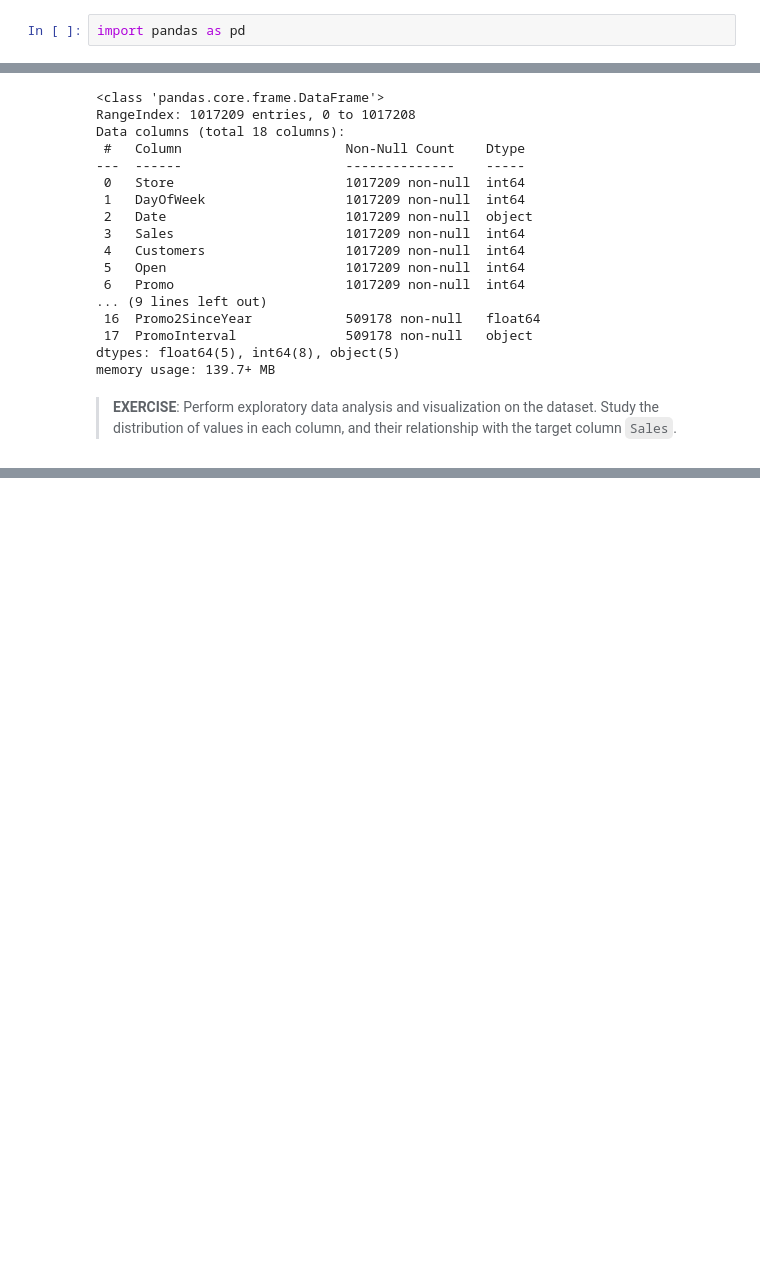
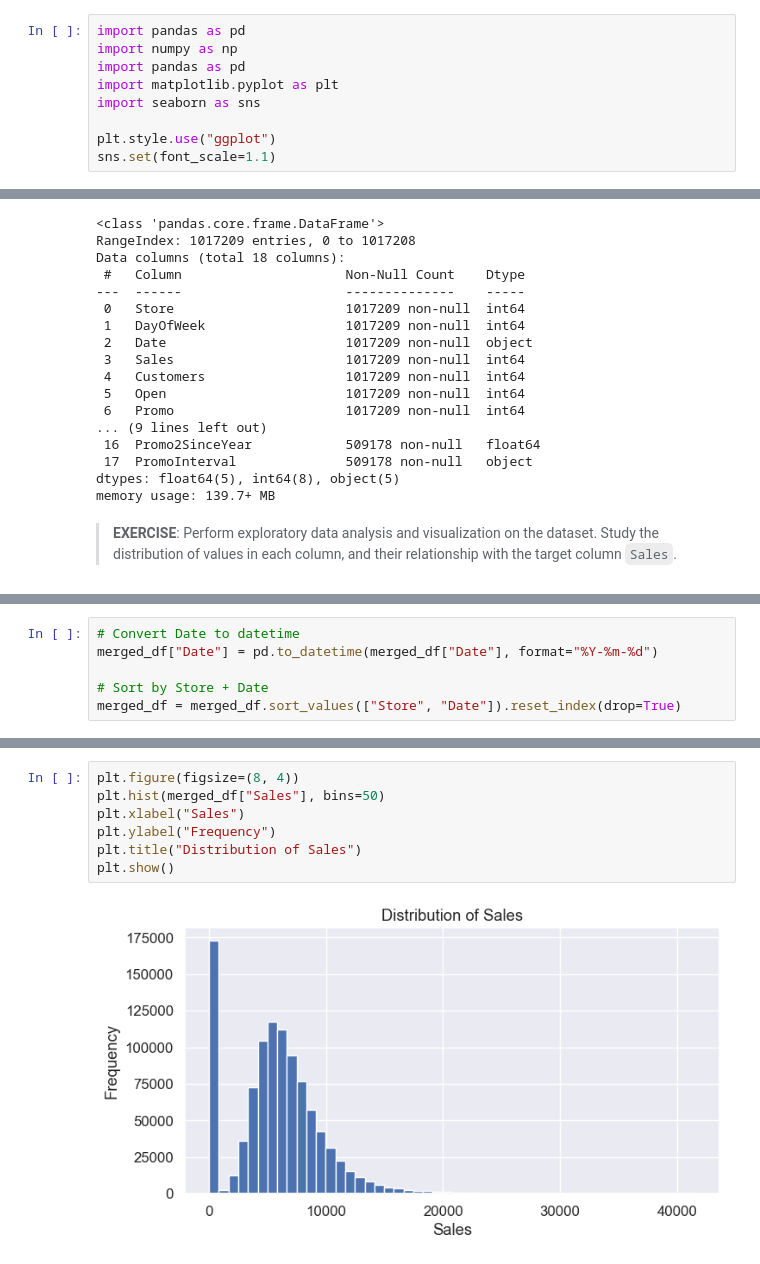
Before and after one commit to baldzhiyski/data-science-machine-learning-training, a Jupyter notebook: scikit-learn-course/gradient-boosting-machines/gradient-boosting.ipynb, the cells around one changed output, grey strips where cells are left out. Saved outputs shown, nothing was run; the diff lists cells and outputs as text; blank space fills up the shorter version.

```diff
--- a/scikit-learn-course/gradient-boosting-machines/gradient-boosting.ipynb
+++ b/scikit-learn-course/gradient-boosting-machines/gradient-boosting.ipynb
@@ -26,6 +26,13 @@ This project focuses on:
 * **Understanding real-world forecasting challenges**
 # %%
 import pandas as pd
+import numpy as np
+import pandas as pd
+import matplotlib.pyplot as plt
+import seaborn as sns
+
+plt.style.use("ggplot")
+sns.set(font_scale=1.1)
 # %%
 ross_df = pd.read_csv('train.csv')
 store_df = pd.read_csv('store.csv')
@@ -59,0 +123,6 @@ memory usage: 139.7+ MB
+# %%
+# Convert Date to datetime
+merged_df["Date"] = pd.to_datetime(merged_df["Date"], format="%Y-%m-%d")
+
+# Sort by Store + Date
+merged_df = merged_df.sort_values(["Store", "Date"]).reset_index(drop=True)
@@ -59,0 +144,9 @@ memory usage: 139.7+ MB
+# %%
+plt.figure(figsize=(8, 4))
+plt.hist(merged_df["Sales"], bins=50)
+plt.xlabel("Sales")
+plt.ylabel("Frequency")
+plt.title("Distribution of Sales")
+plt.show()
+# %% [output]
+[figure, added]
```
Also changed, not shown: parts of 24 cells of this notebook.
